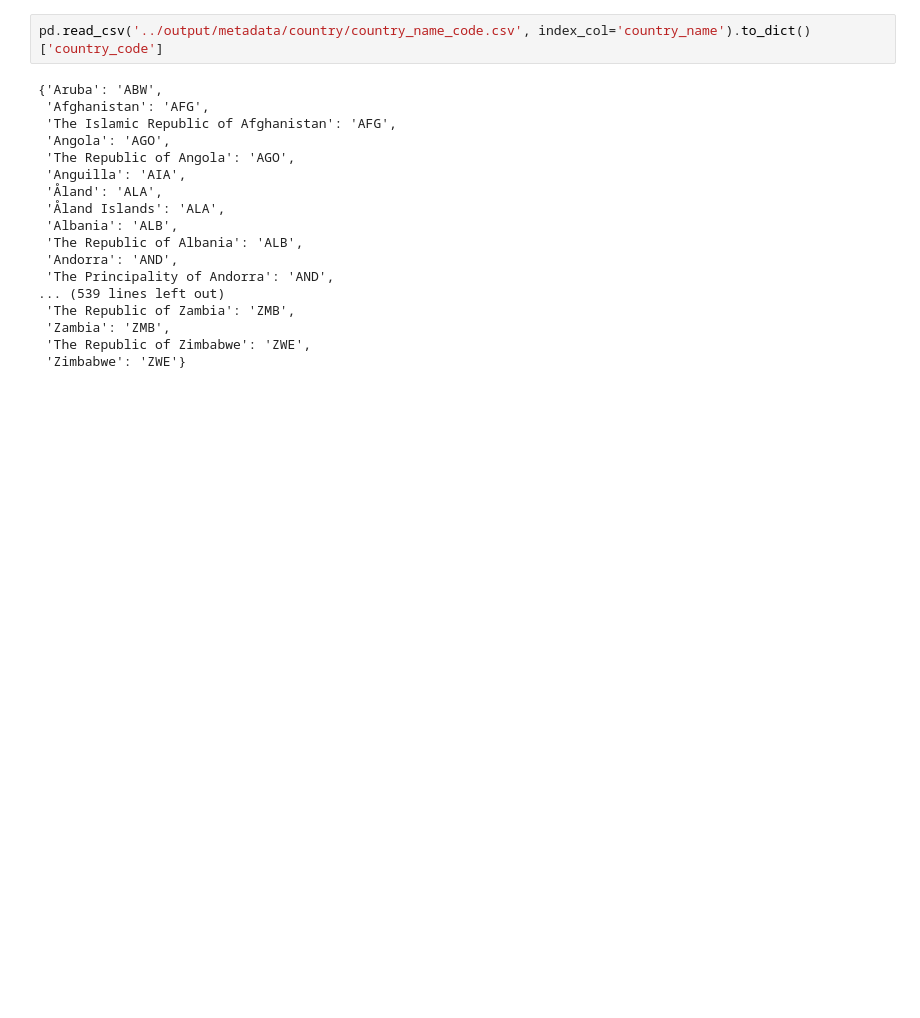
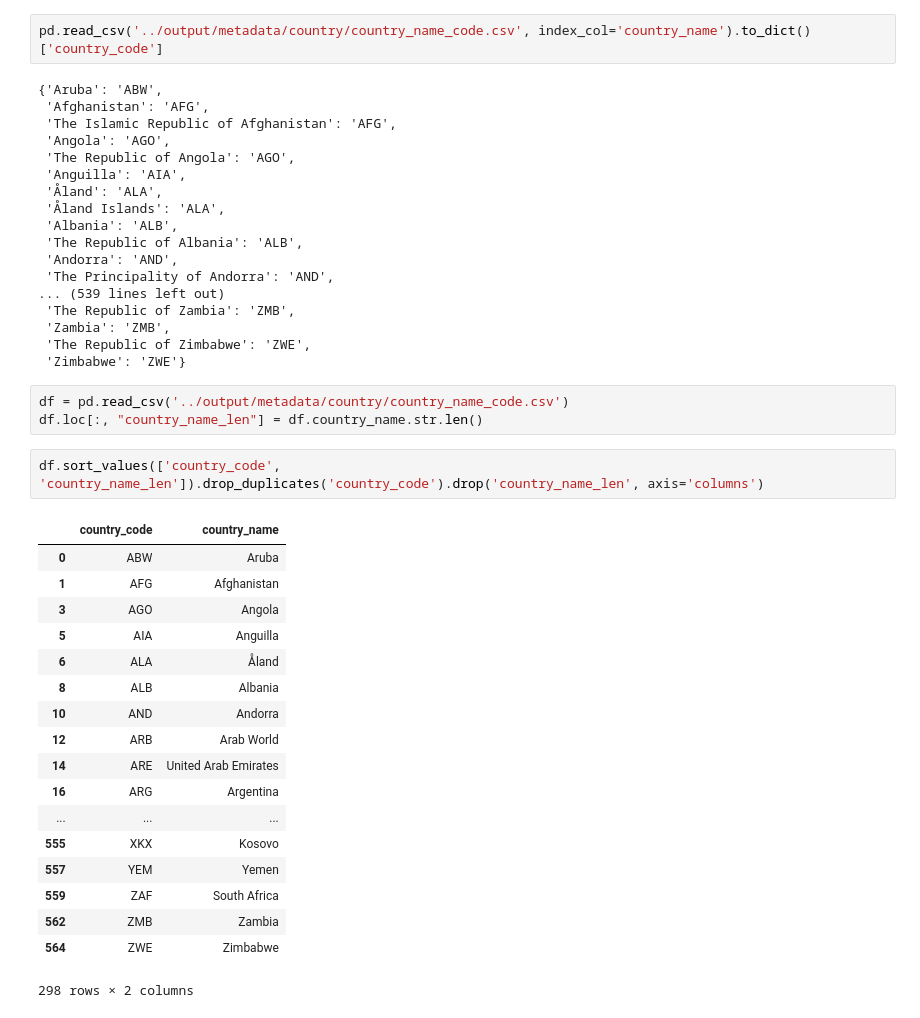
Before and after one commit to covid19-data/covid19-data, a Jupyter notebook: notebooks/country_name_iso_conversion.ipynb, the cells around one changed output. Saved outputs shown, nothing was run; the diff lists cells and outputs as text; blank space fills up the shorter version.

Commit message:
iso code -> country name table

```diff
--- a/notebooks/country_name_iso_conversion.ipynb
+++ b/notebooks/country_name_iso_conversion.ipynb
@@ -77,3 +77,27 @@ pd.read_csv('../output/metadata/country/country_name_code.csv', index_col='count
  'Zambia': 'ZMB',
  'The Republic of Zimbabwe': 'ZWE',
  'Zimbabwe': 'ZWE'}
+# %%
+df = pd.read_csv('../output/metadata/country/country_name_code.csv')
+df.loc[:, "country_name_len"] = df.country_name.str.len()
+# %%
+df.sort_values(['country_code', 'country_name_len']).drop_duplicates('country_code').drop('country_name_len', axis='columns')
+# %% [output]
+|  | country_code | country_name |
+| 0 | ABW | Aruba |
+| 1 | AFG | Afghanistan |
+| 3 | AGO | Angola |
+| 5 | AIA | Anguilla |
+| 6 | ALA | Åland |
+| 8 | ALB | Albania |
+| 10 | AND | Andorra |
+| 12 | ARB | Arab World |
+| 14 | ARE | United Arab Emirates |
+| 16 | ARG | Argentina |
+| ... | ... | ... |
+| 555 | XKX | Kosovo |
+| 557 | YEM | Yemen |
+| 559 | ZAF | South Africa |
+| 562 | ZMB | Zambia |
+| 564 | ZWE | Zimbabwe |
+298 rows × 2 columns
```
Also changed, not shown: 3 other files.
